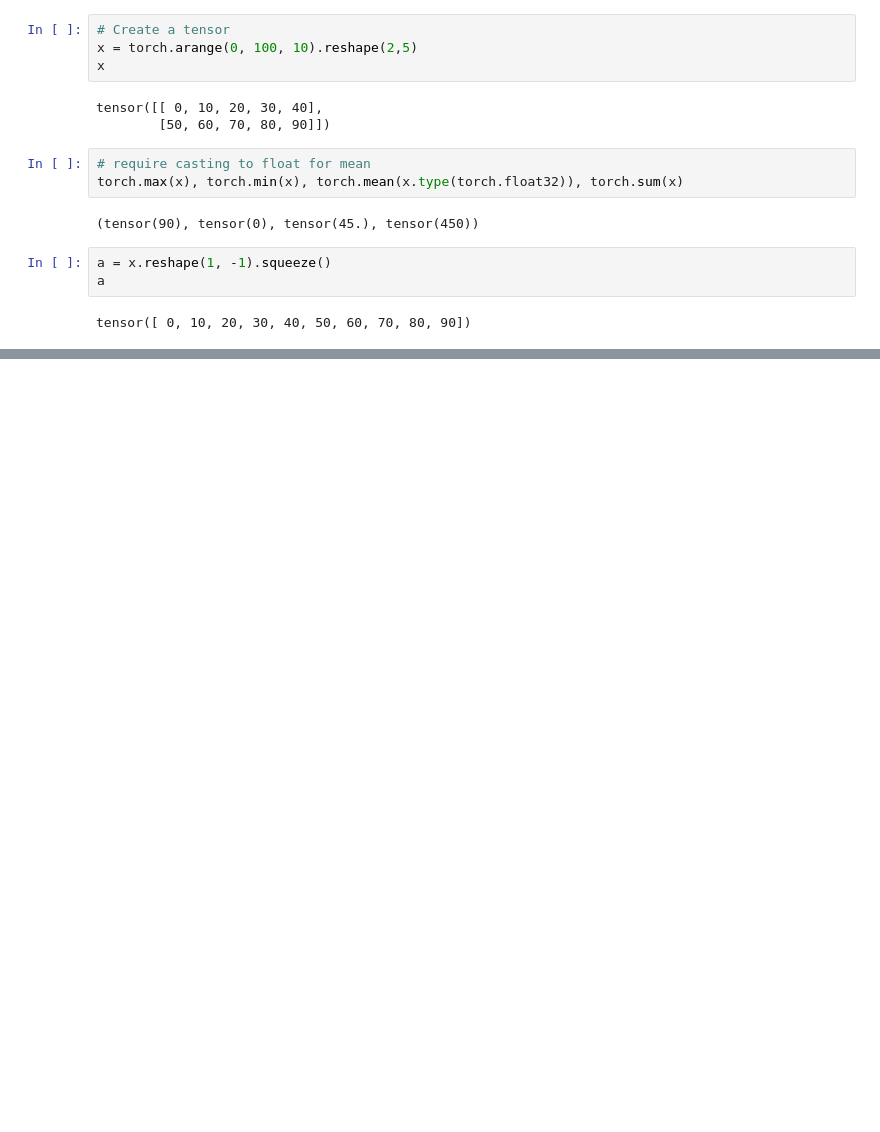
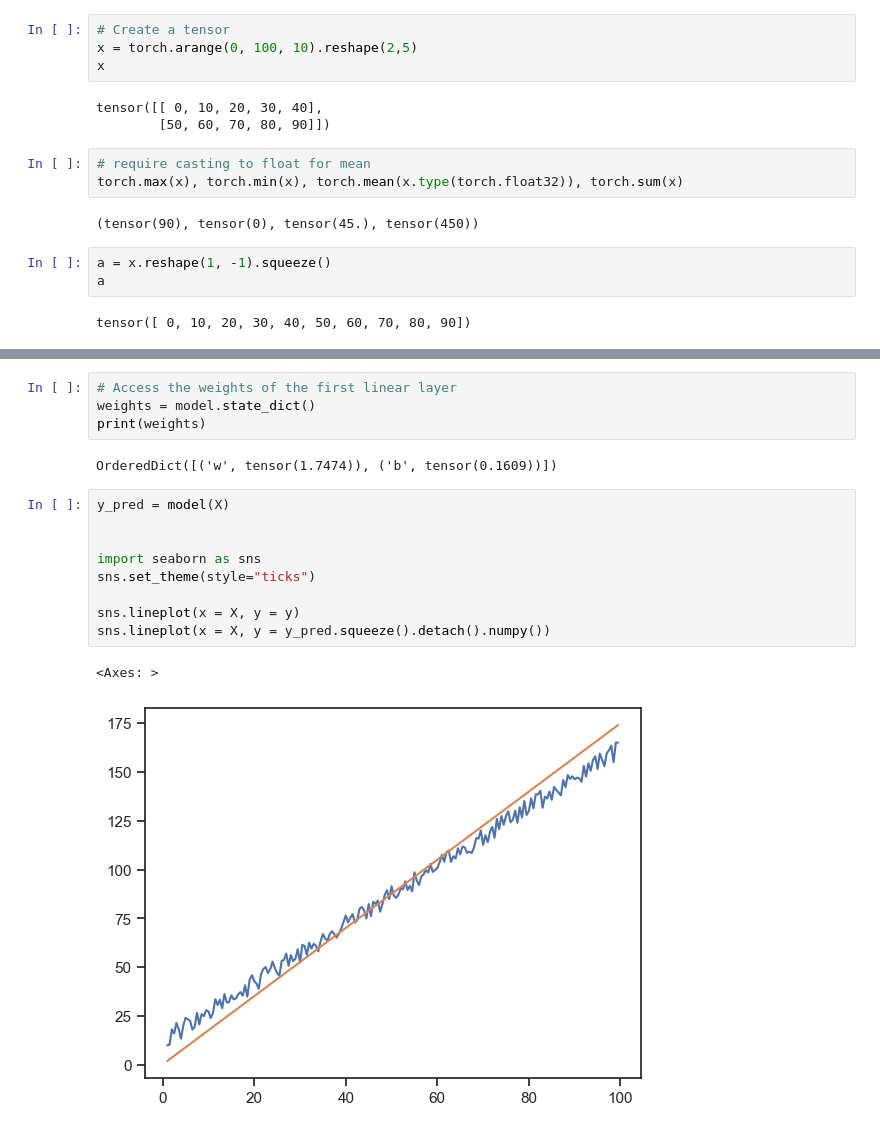
Before and after one commit to auslei/machine_learning_deep_learning, a Jupyter notebook: a1.pytorch_basics.ipynb, the cells around one changed output, grey strips where cells are left out. Saved outputs shown, nothing was run; the diff lists cells and outputs as text; blank space fills up the shorter version.

```diff
--- a/a1.pytorch_basics.ipynb
+++ b/a1.pytorch_basics.ipynb
@@ -147,0 +226,18 @@ False
+# %%
+# Access the weights of the first linear layer
+weights = model.state_dict()
+print(weights)
+# %% [output]
+OrderedDict([('w', tensor(1.7474)), ('b', tensor(0.1609))])
+# %%
+y_pred = model(X)
+
+
+import seaborn as sns
+sns.set_theme(style="ticks")
+
+sns.lineplot(x = X, y = y)
+sns.lineplot(x = X, y = y_pred.squeeze().detach().numpy())
+# %% [output]
+<Axes: >
+[figure, added]
```
Also changed, not shown: parts of 11 cells of this notebook, 1 other file.
